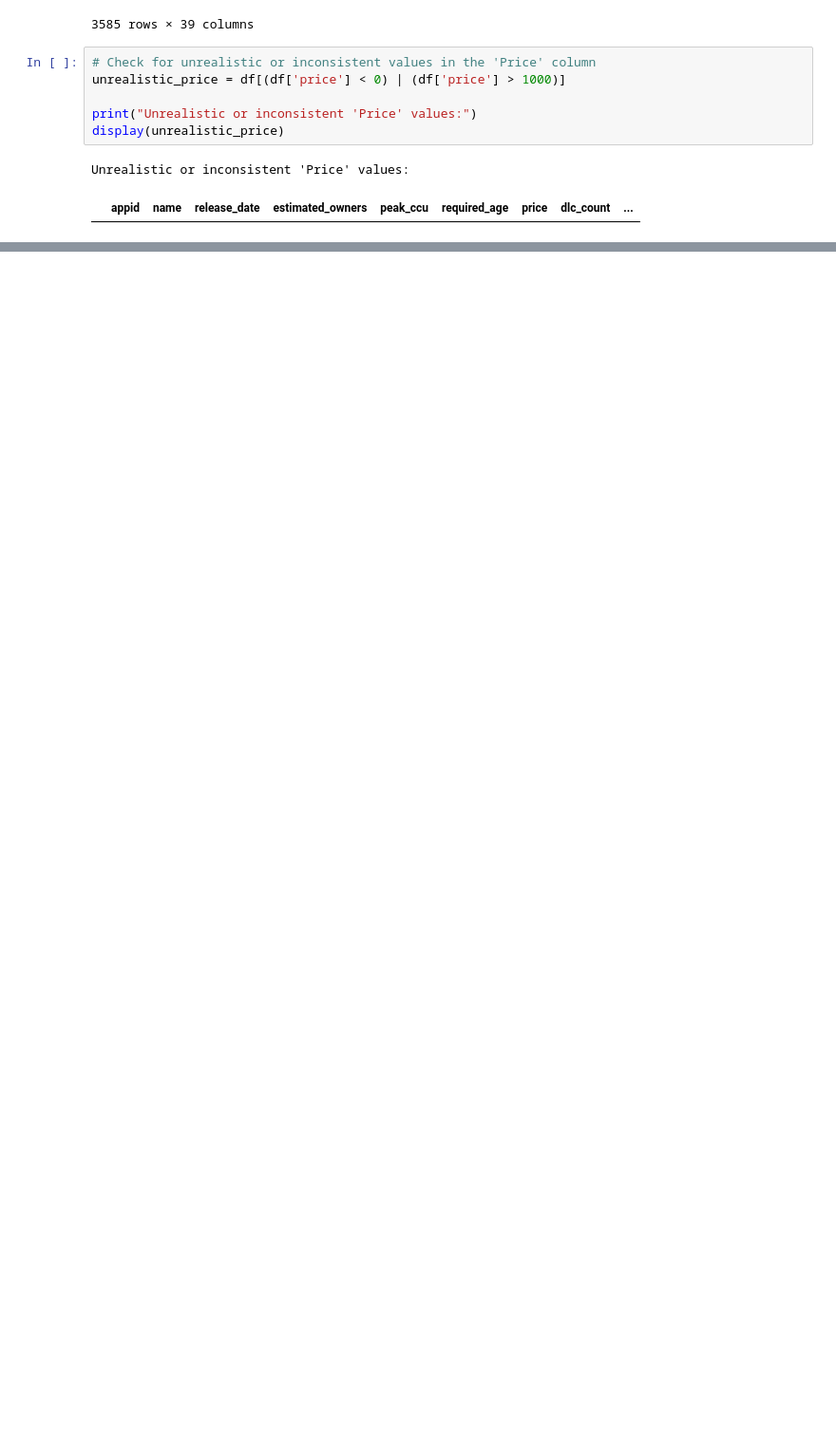
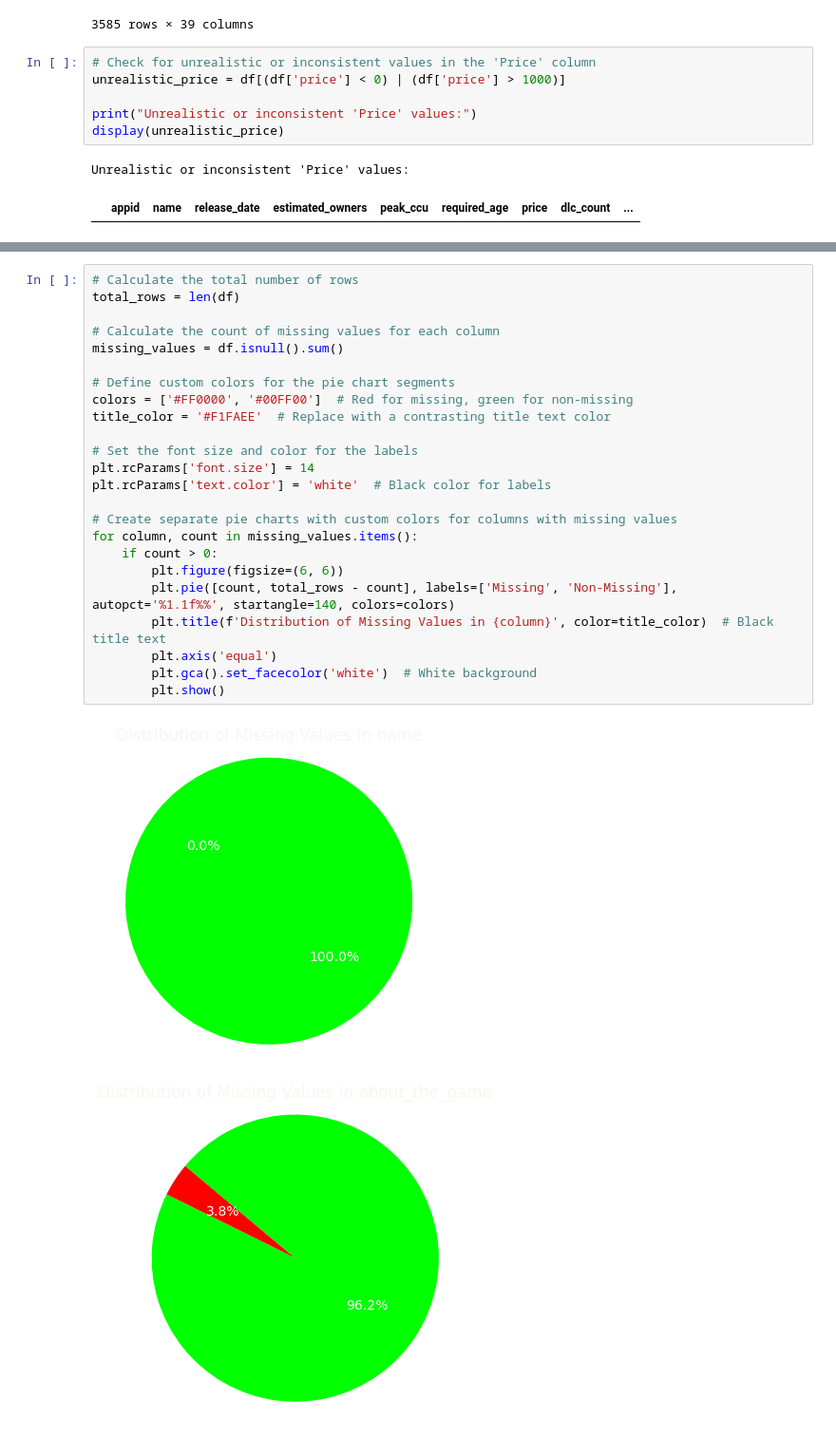
Before and after one commit to neovegeto/gettingbackinshape, a Jupyter notebook: steam_games_dataset/SGD_Workbook_With_Data_Cleaning.ipynb, the cells around one changed output, grey strips where cells are left out. Shown at 95% size. Drawn from its saved outputs; the diff is of its cells as text; blank space fills up the shorter version.

```diff
--- a/steam_games_dataset/SGD_Workbook_With_Data_Cleaning.ipynb
+++ b/steam_games_dataset/SGD_Workbook_With_Data_Cleaning.ipynb
@@ -337,0 +397,27 @@ Columns with negative values:
+# %%
+# Calculate the total number of rows
+total_rows = len(df)
+
+# Calculate the count of missing values for each column
+missing_values = df.isnull().sum()
+
+# Define custom colors for the pie chart segments
+colors = ['#FF0000', '#00FF00']  # Red for missing, green for non-missing
+title_color = '#F1FAEE'  # Replace with a contrasting title text color
+
+# Set the font size and color for the labels
+plt.rcParams['font.size'] = 14
+plt.rcParams['text.color'] = 'white'  # Black color for labels
+
+# Create separate pie charts with custom colors for columns with missing values
+for column, count in missing_values.items():
+    if count > 0:
+        plt.figure(figsize=(6, 6))
+        plt.pie([count, total_rows - count], labels=['Missing', 'Non-Missing'], autopct='%1.1f%%', startangle=140, colors=colors)
+        plt.title(f'Distribution of Missing Values in {column}', color=title_color)  # Black title text
+        plt.axis('equal')
+        plt.gca().set_facecolor('white')  # White background
+        plt.show()
+# %% [output]
+[figure, added]
+[figure, added]
```
Also changed, not shown: parts of 6 cells of this notebook, 1 other file.
